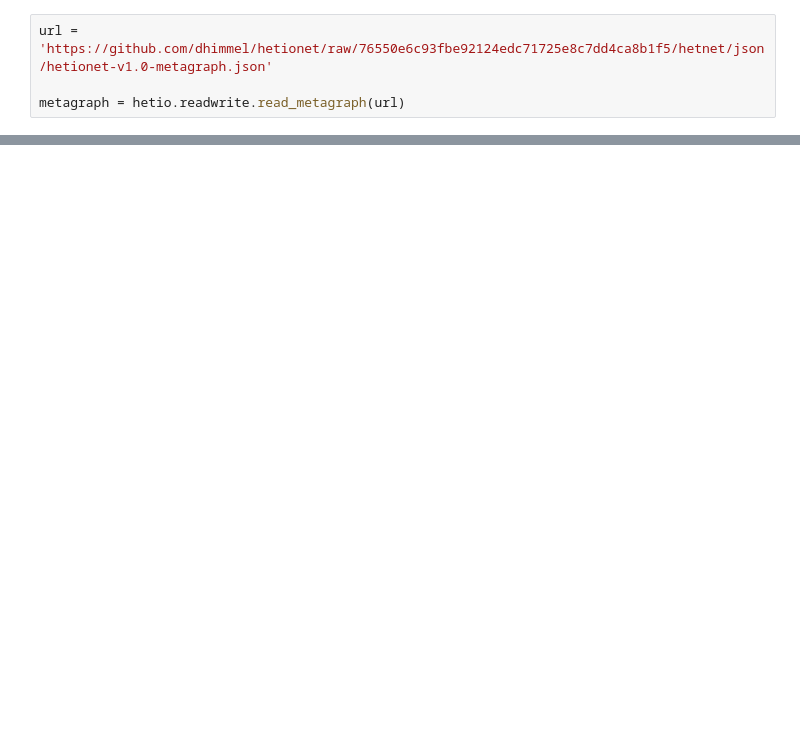
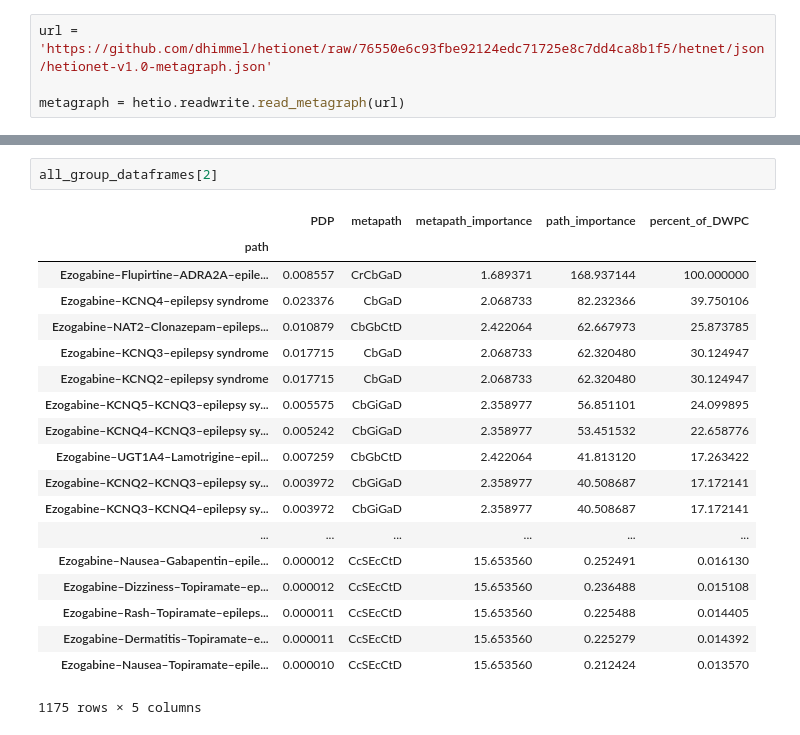
Before and after one commit to greenelab/connectivity-search-analyses, a Jupyter notebook: 10.Epilepsy_path_ranking.ipynb, the cells around one changed output, grey strips where cells are left out. Saved outputs shown, nothing was run; the diff lists cells and outputs as text; blank space fills up the shorter version.

```diff
--- a/10.Epilepsy_path_ranking.ipynb
+++ b/10.Epilepsy_path_ranking.ipynb
@@ -139,0 +178,22 @@ Length: 83, dtype: object
+# %%
+all_group_dataframes[2]
+# %% [output]
+|  | PDP | metapath | metapath_importance | path_importance | percent_of_DWPC |
+| path |  |  |  |  |  |
+| Ezogabine–Flupirtine–ADRA2A–epile... | 0.008557 | CrCbGaD | 1.689371 | 168.937144 | 100.000000 |
+| Ezogabine–KCNQ4–epilepsy syndrome | 0.023376 | CbGaD | 2.068733 | 82.232366 | 39.750106 |
+| Ezogabine–NAT2–Clonazepam–epileps... | 0.010879 | CbGbCtD | 2.422064 | 62.667973 | 25.873785 |
+| Ezogabine–KCNQ3–epilepsy syndrome | 0.017715 | CbGaD | 2.068733 | 62.320480 | 30.124947 |
+| Ezogabine–KCNQ2–epilepsy syndrome | 0.017715 | CbGaD | 2.068733 | 62.320480 | 30.124947 |
+| Ezogabine–KCNQ5–KCNQ3–epilepsy sy... | 0.005575 | CbGiGaD | 2.358977 | 56.851101 | 24.099895 |
+| Ezogabine–KCNQ4–KCNQ3–epilepsy sy... | 0.005242 | CbGiGaD | 2.358977 | 53.451532 | 22.658776 |
+| Ezogabine–UGT1A4–Lamotrigine–epil... | 0.007259 | CbGbCtD | 2.422064 | 41.813120 | 17.263422 |
+| Ezogabine–KCNQ2–KCNQ3–epilepsy sy... | 0.003972 | CbGiGaD | 2.358977 | 40.508687 | 17.172141 |
+| Ezogabine–KCNQ3–KCNQ4–epilepsy sy... | 0.003972 | CbGiGaD | 2.358977 | 40.508687 | 17.172141 |
+| ... | ... | ... | ... | ... | ... |
+| Ezogabine–Nausea–Gabapentin–epile... | 0.000012 | CcSEcCtD | 15.653560 | 0.252491 | 0.016130 |
+| Ezogabine–Dizziness–Topiramate–ep... | 0.000012 | CcSEcCtD | 15.653560 | 0.236488 | 0.015108 |
+| Ezogabine–Rash–Topiramate–epileps... | 0.000011 | CcSEcCtD | 15.653560 | 0.225488 | 0.014405 |
+| Ezogabine–Dermatitis–Topiramate–e... | 0.000011 | CcSEcCtD | 15.653560 | 0.225279 | 0.014392 |
+| Ezogabine–Nausea–Topiramate–epile... | 0.000010 | CcSEcCtD | 15.653560 | 0.212424 | 0.013570 |
+1175 rows × 5 columns
```
Also changed, not shown: parts of 9 cells of this notebook.
